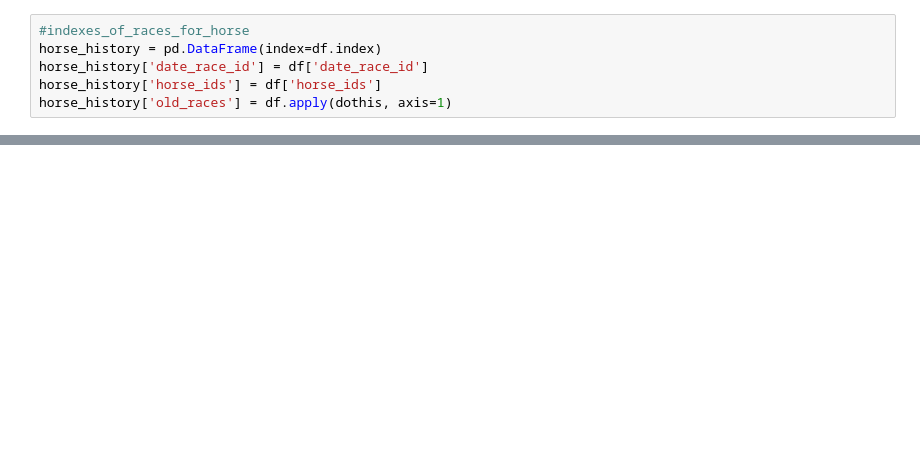
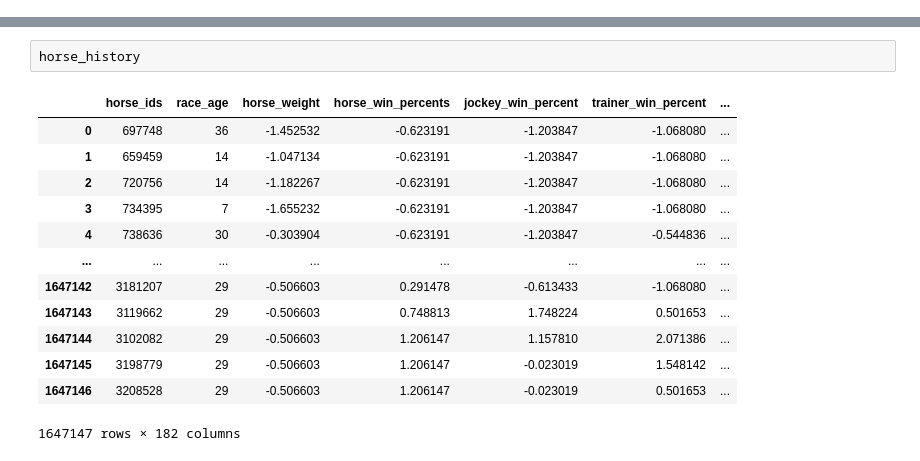
Before and after one commit to Sean-Leishman/gbp-horse-prediction, a Jupyter notebook: rnn.ipynb, the cells around one changed output, grey strips where cells are left out. Saved outputs shown, nothing was run; the diff lists cells and outputs as text; blank space fills up the shorter version.

```diff
--- a/rnn.ipynb
+++ b/rnn.ipynb
@@ -12,6 +0,0 @@ def dothis(row):
-# %%
-#indexes_of_races_for_horse
-horse_history = pd.DataFrame(index=df.index)
-horse_history['date_race_id'] = df['date_race_id']
-horse_history['horse_ids'] = df['horse_ids']
-horse_history['old_races'] = df.apply(dothis, axis=1)
@@ -305,0 +25,16 @@ ab = fd.drop("race_id", axis=1).merge(raw_data[['horse_ids','date_race_id','race
+# %%
+horse_history
+# %% [output]
+|  | horse_ids | race_age | horse_weight | horse_win_percents | jockey_win_percent | trainer_win_percent | ... |
+| 0 | 697748 | 36 | -1.452532 | -0.623191 | -1.203847 | -1.068080 | ... |
+| 1 | 659459 | 14 | -1.047134 | -0.623191 | -1.203847 | -1.068080 | ... |
+| 2 | 720756 | 14 | -1.182267 | -0.623191 | -1.203847 | -1.068080 | ... |
+| 3 | 734395 | 7 | -1.655232 | -0.623191 | -1.203847 | -1.068080 | ... |
+| 4 | 738636 | 30 | -0.303904 | -0.623191 | -1.203847 | -0.544836 | ... |
+| ... | ... | ... | ... | ... | ... | ... | ... |
+| 1647142 | 3181207 | 29 | -0.506603 | 0.291478 | -0.613433 | -1.068080 | ... |
+| 1647143 | 3119662 | 29 | -0.506603 | 0.748813 | 1.748224 | 0.501653 | ... |
+| 1647144 | 3102082 | 29 | -0.506603 | 1.206147 | 1.157810 | 2.071386 | ... |
+| 1647145 | 3198779 | 29 | -0.506603 | 1.206147 | -0.023019 | 1.548142 | ... |
+| 1647146 | 3208528 | 29 | -0.506603 | 1.206147 | -0.023019 | 0.501653 | ... |
+1647147 rows × 182 columns
```
Also changed, not shown: parts of 95 cells of this notebook, 1 other file.
